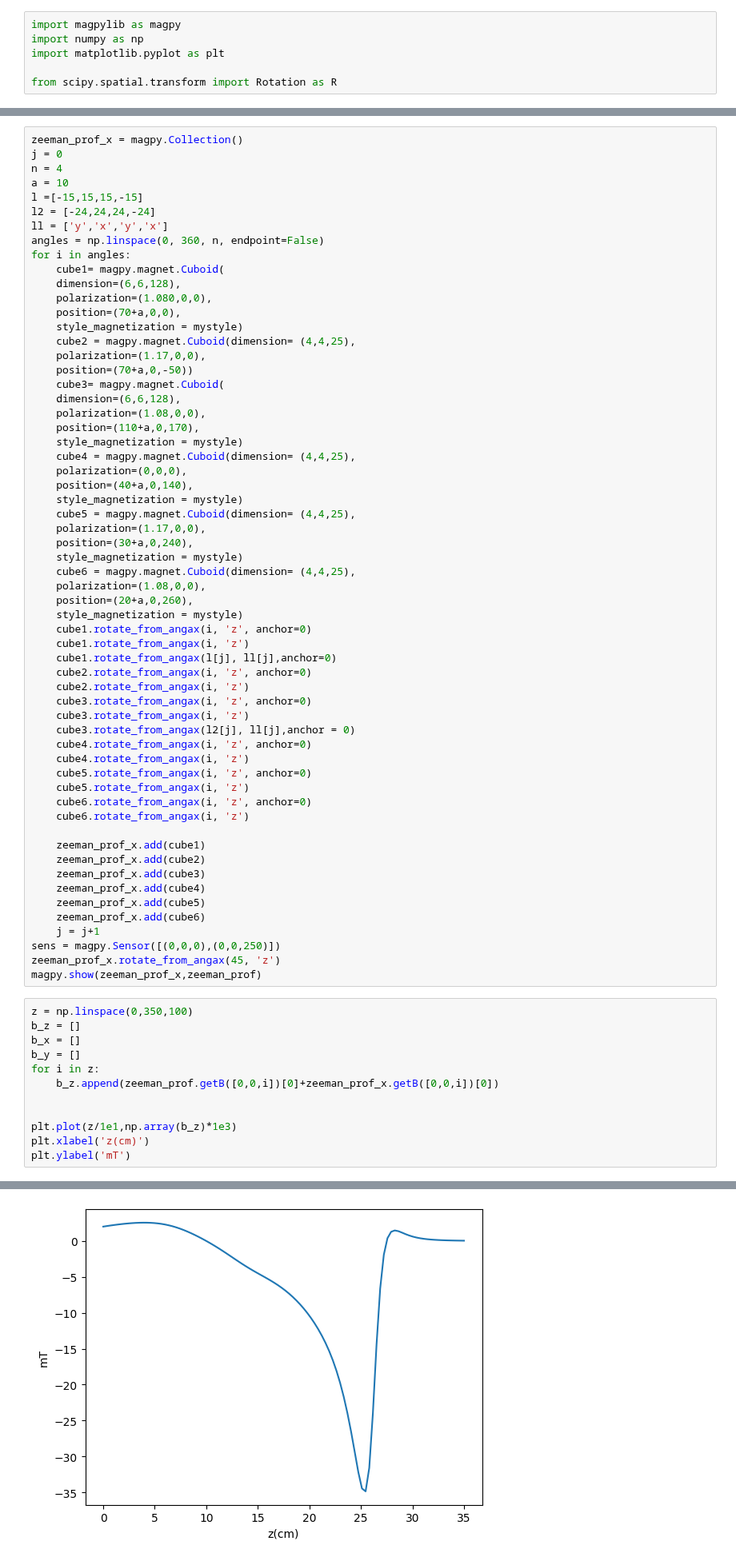
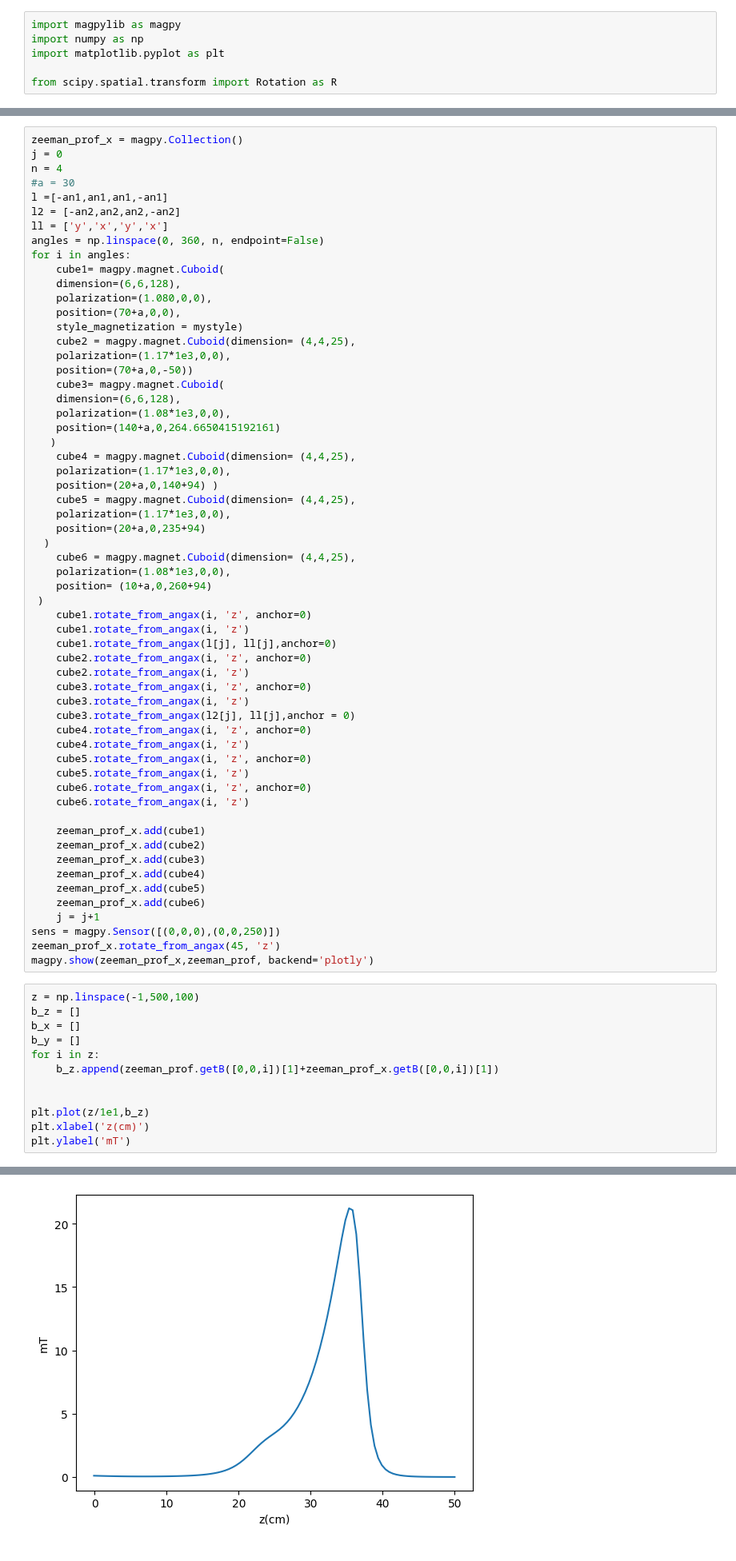
Before and after one commit to benfox4543/YB-zeeman-slower, a Jupyter notebook: halbach-1.ipynb, the cells around one changed output, grey strips where cells are left out. Shown at 80% size. Cells and saved outputs as stored; diff of their text form.

Commit message:
fixing oreintation of dipole in magneti array

```diff
--- a/halbach-1.ipynb
+++ b/halbach-1.ipynb
@@ -183,9 +182,9 @@ magpy.show(zeeman_prof)
 zeeman_prof_x = magpy.Collection()
 j = 0
 n = 4
-a = 10
-l =[-15,15,15,-15]
-l2 = [-24,24,24,-24]
+#a = 30
+l =[-an1,an1,an1,-an1]
+l2 = [-an2,an2,an2,-an2]
 ll = ['y','x','y','x']
 angles = np.linspace(0, 360, n, endpoint=False)
 for i in angles:
@@ -195,25 +194,24 @@ for i in angles:
     position=(70+a,0,0),
     style_magnetization = mystyle)
     cube2 = magpy.magnet.Cuboid(dimension= (4,4,25),
-    polarization=(1.17,0,0),
+    polarization=(1.17*1e3,0,0),
     position=(70+a,0,-50))
     cube3= magpy.magnet.Cuboid(
     dimension=(6,6,128),
-    polarization=(1.08,0,0),
-    position=(110+a,0,170),
-    style_magnetization = mystyle)
+    polarization=(1.08*1e3,0,0),
+    position=(140+a,0,264.6650415192161)
+   )
     cube4 = magpy.magnet.Cuboid(dimension= (4,4,25),
-    polarization=(0,0,0),
-    position=(40+a,0,140),
-    style_magnetization = mystyle)
+    polarization=(1.17*1e3,0,0),
+    position=(20+a,0,140+94) )
     cube5 = magpy.magnet.Cuboid(dimension= (4,4,25),
-    polarization=(1.17,0,0),
-    position=(30+a,0,240),
-    style_magnetization = mystyle)
+    polarization=(1.17*1e3,0,0),
+    position=(20+a,0,235+94)
+  )
     cube6 = magpy.magnet.Cuboid(dimension= (4,4,25),
-    polarization=(1.08,0,0),
-    position=(20+a,0,260),
-    style_magnetization = mystyle)
+    polarization=(1.08*1e3,0,0),
+    position= (10+a,0,260+94)
+ )
     cube1.rotate_from_angax(i, 'z', anchor=0)
     cube1.rotate_from_angax(i, 'z')
     cube1.rotate_from_angax(l[j], ll[j],anchor=0)
@@ -238,19 +236,19 @@ for i in angles:
     j = j+1
 sens = magpy.Sensor([(0,0,0),(0,0,250)])
 zeeman_prof_x.rotate_from_angax(45, 'z')
-magpy.show(zeeman_prof_x,zeeman_prof)
+magpy.show(zeeman_prof_x,zeeman_prof, backend='plotly')
 # %%
-z = np.linspace(0,350,100)
+z = np.linspace(-1,500,100)
 b_z = []
 b_x = []
 b_y = []
 for i in z:
-    b_z.append(zeeman_prof.getB([0,0,i])[0]+zeeman_prof_x.getB([0,0,i])[0])
+    b_z.append(zeeman_prof.getB([0,0,i])[1]+zeeman_prof_x.getB([0,0,i])[1])
 
 
-plt.plot(z/1e1,np.array(b_z)*1e3)
+plt.plot(z/1e1,b_z)
 plt.xlabel('z(cm)')
 plt.ylabel('mT')
 # %% [output]
 Text(0, 0.5, 'mT')
-[figure, old version]
+[figure, new version]
```
Also changed, not shown: parts of 6 cells of this notebook.
